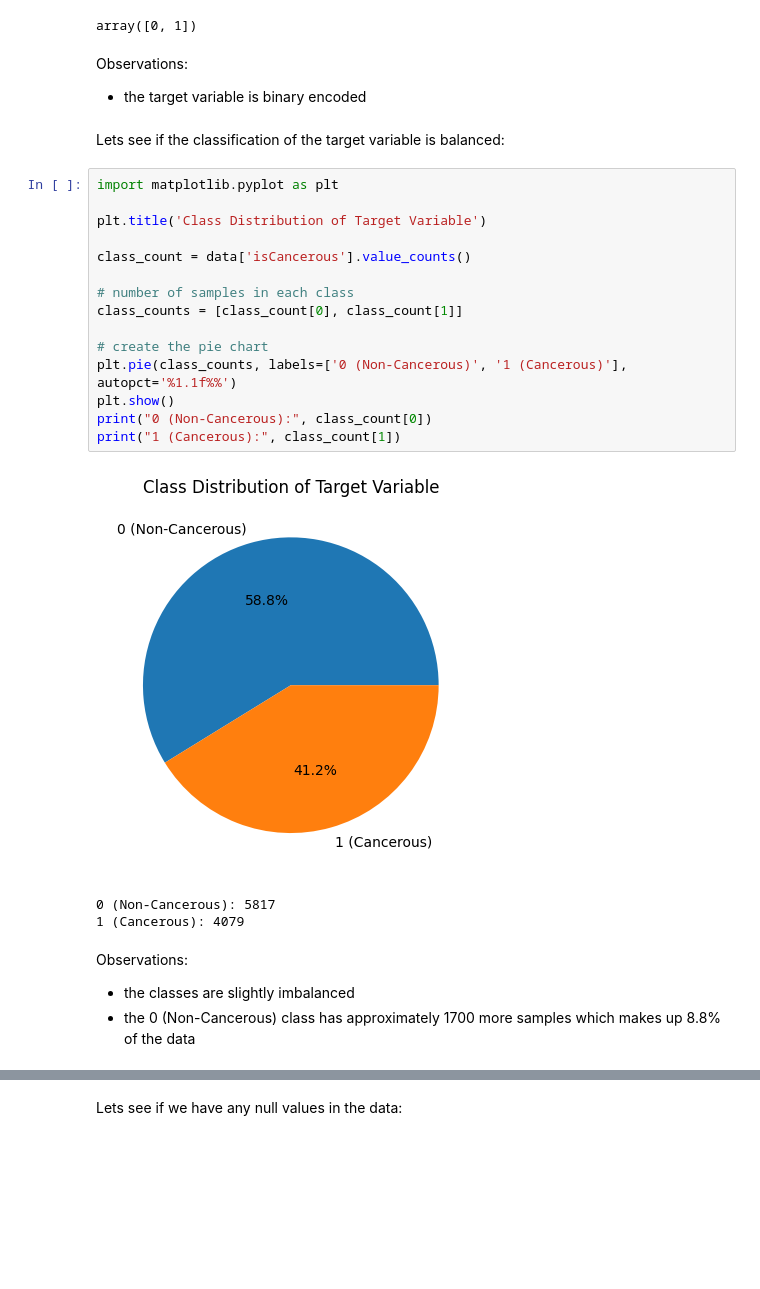
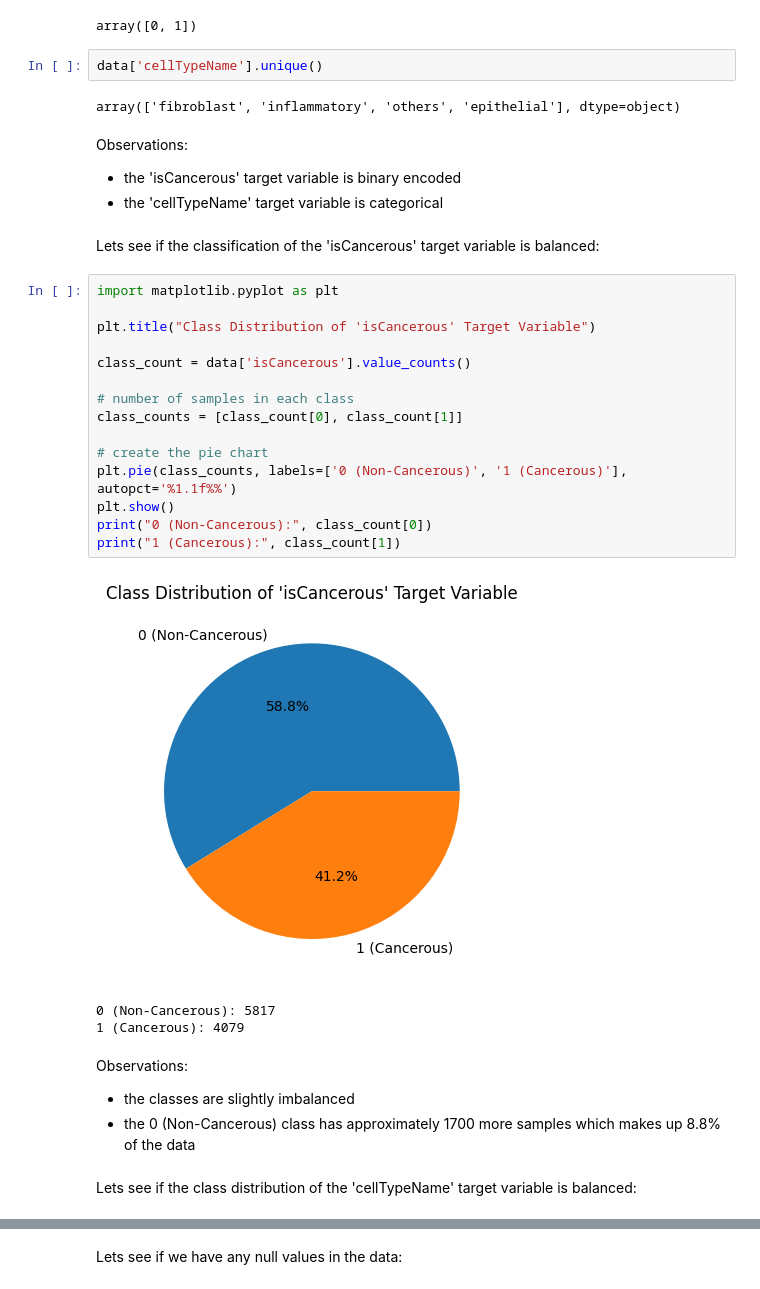
Before and after one commit to IbrahimAshhab/ML-A2-Colon-Cancer, a Jupyter notebook: s3953973_s4007880.ipynb, the cells around one changed output, grey strips where cells are left out. Drawn from its saved outputs; the diff is of its cells as text; blank space fills up the shorter version.

Commit message:
added data exploration and preprocessing for cellType model at the start

```diff
--- a/s3953973_s4007880.ipynb
+++ b/s3953973_s4007880.ipynb
@@ -56,31 +42,38 @@ data.head()
 data['isCancerous'].unique()
 # %% [output]
 array([0, 1])
+# %%
+data['cellTypeName'].unique()
+# %% [output]
+array(['fibroblast', 'inflammatory', 'others', 'epithelial'], dtype=object)
 # %% [markdown]
 Observations:
-- the target variable is binary encoded
+- the 'isCancerous' target variable is binary encoded
+- the 'cellTypeName' target variable is categorical
 # %% [markdown]
-Lets see if the classification of the target variable is balanced:
+Lets see if the classification of the 'isCancerous' target variable is balanced:
 # %%
 import matplotlib.pyplot as plt
 
-plt.title('Class Distribution of Target Variable')
+plt.title("Class Distribution of 'isCancerous' Target Variable")
 
 class_count = data['isCancerous'].value_counts()
 
 # number of samples in each class
 class_counts = [class_count[0], class_count[1]]
 
 # create the pie chart
 plt.pie(class_counts, labels=['0 (Non-Cancerous)', '1 (Cancerous)'], autopct='%1.1f%%')
 plt.show()
 print("0 (Non-Cancerous):", class_count[0])
 print("1 (Cancerous):", class_count[1])
 # %% [output]
-[figure, old version]
+[figure, new version]
 0 (Non-Cancerous): 5817
 1 (Cancerous): 4079
 # %% [markdown]
 Observations:
 - the classes are slightly imbalanced
 - the 0 (Non-Cancerous) class has approximately 1700 more samples which makes up 8.8% of the data
+# %% [markdown]
+Lets see if the class distribution of the 'cellTypeName' target variable is balanced:
```
Also changed, not shown: parts of 56 cells of this notebook.
